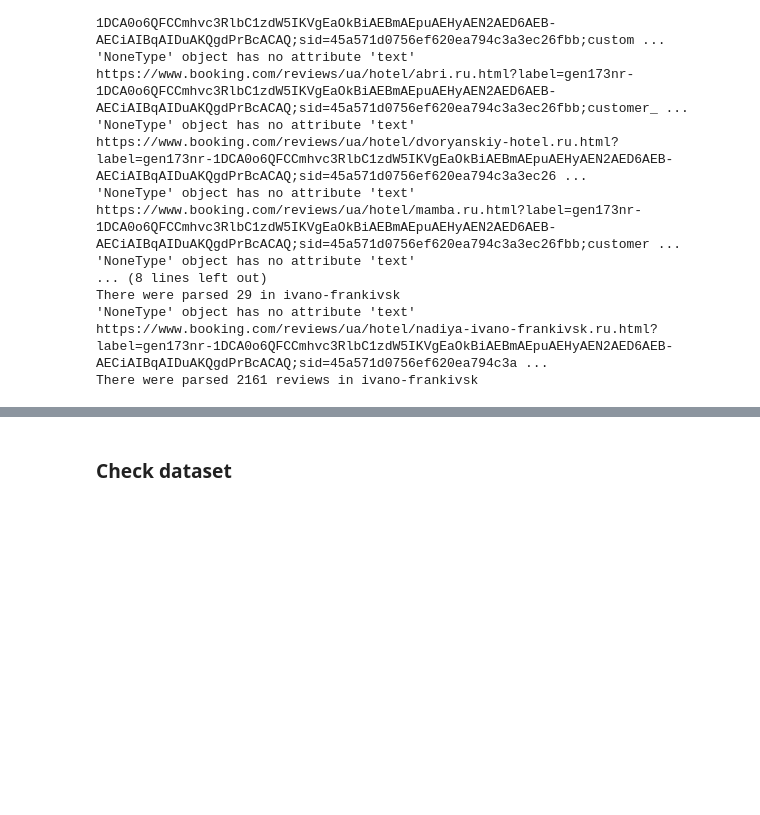
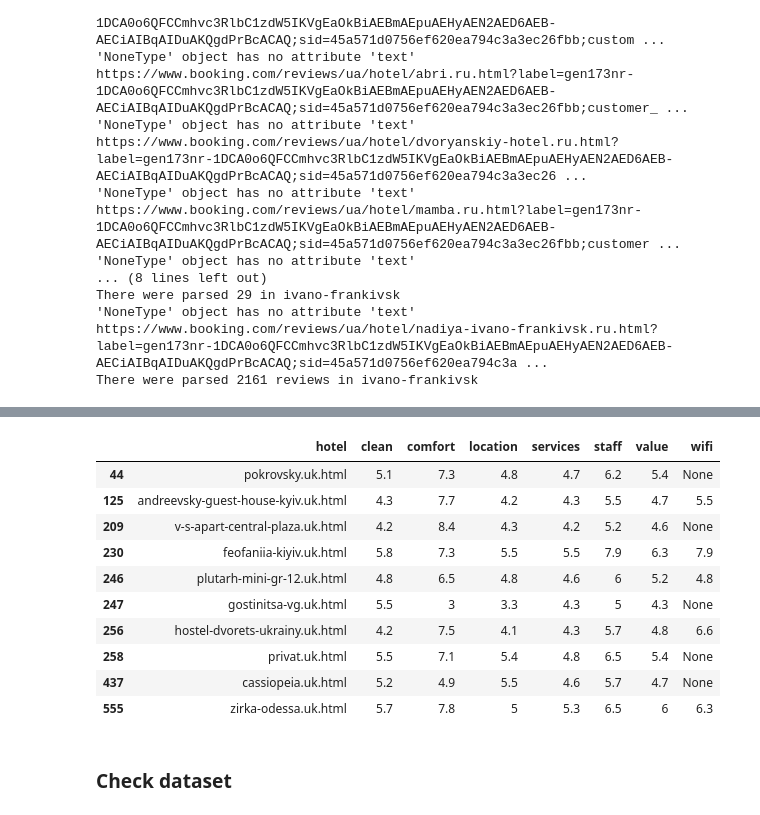
Before and after one commit to DmytroBabenko/Detect-emotion-sentimental, a Jupyter notebook: Crowler/acquire-booking-hotels.ipynb, the cells around one changed output, grey strips where cells are left out. Cells and saved outputs as stored; diff of their text form; code cells hidden in the pictures; blank space fills up the shorter version.

```diff
--- a/Crowler/acquire-booking-hotels.ipynb
+++ b/Crowler/acquire-booking-hotels.ipynb
@@ -163,0 +287,29 @@ There were parsed 2161 reviews in ivano-frankivsk
+# %%
+for i in range(0, len(review_score_df)):
+    clean = review_score_df['clean'].values[i]
+    if clean is not None:
+        review_score_df['clean'].values[i] = float(clean.replace(',', '.'))
+
+    comfort = review_score_df['comfort'].values[i]
+    if comfort is not None:
+        review_score_df['comfort'].values[i] = float(comfort.replace(',', '.'))
+
+    location = review_score_df['location'].values[i]
+    if location is not None:
+        review_score_df['location'].values[i] = float(location.replace(',', '.'))
+
+    services = review_score_df['services'].values[i]
+    if services is not None:
+        review_score_df['services'].values[i] = float(services.replace(',', '.'))
+
+    staff = review_score_df['staff'].values[i]
+    if staff is not None:
+        review_score_df['staff'].values[i] = float(staff.replace(',', '.'))
+
+    value = review_score_df['value'].values[i]
+    if value is not None:
+        review_score_df['value'].values[i] = float(value.replace(',', '.'))
+
+    wifi = review_score_df['wifi'].values[i]
+    if wifi is not None:
+        review_score_df['wifi'].values[i] = float(wifi.replace(',', '.'))
@@ -163,0 +326,14 @@ There were parsed 2161 reviews in ivano-frankivsk
+# %%
+review_score_df.loc[review_score_df['clean'] < 6]
+# %% [output]
+|  | hotel | clean | comfort | location | services | staff | value | wifi |
+| 44 | pokrovsky.uk.html | 5.1 | 7.3 | 4.8 | 4.7 | 6.2 | 5.4 | None |
+| 125 | andreevsky-guest-house-kyiv.uk.html | 4.3 | 7.7 | 4.2 | 4.3 | 5.5 | 4.7 | 5.5 |
+| 209 | v-s-apart-central-plaza.uk.html | 4.2 | 8.4 | 4.3 | 4.2 | 5.2 | 4.6 | None |
+| 230 | feofaniia-kiyiv.uk.html | 5.8 | 7.3 | 5.5 | 5.5 | 7.9 | 6.3 | 7.9 |
+| 246 | plutarh-mini-gr-12.uk.html | 4.8 | 6.5 | 4.8 | 4.6 | 6 | 5.2 | 4.8 |
+| 247 | gostinitsa-vg.uk.html | 5.5 | 3 | 3.3 | 4.3 | 5 | 4.3 | None |
+| 256 | hostel-dvorets-ukrainy.uk.html | 4.2 | 7.5 | 4.1 | 4.3 | 5.7 | 4.8 | 6.6 |
+| 258 | privat.uk.html | 5.5 | 7.1 | 5.4 | 4.8 | 6.5 | 5.4 | None |
+| 437 | cassiopeia.uk.html | 5.2 | 4.9 | 5.5 | 4.6 | 5.7 | 4.7 | None |
+| 555 | zirka-odessa.uk.html | 5.7 | 7.8 | 5 | 5.3 | 6.5 | 6 | 6.3 |
```
Also changed, not shown: parts of 14 cells of this notebook, 2 other files.
